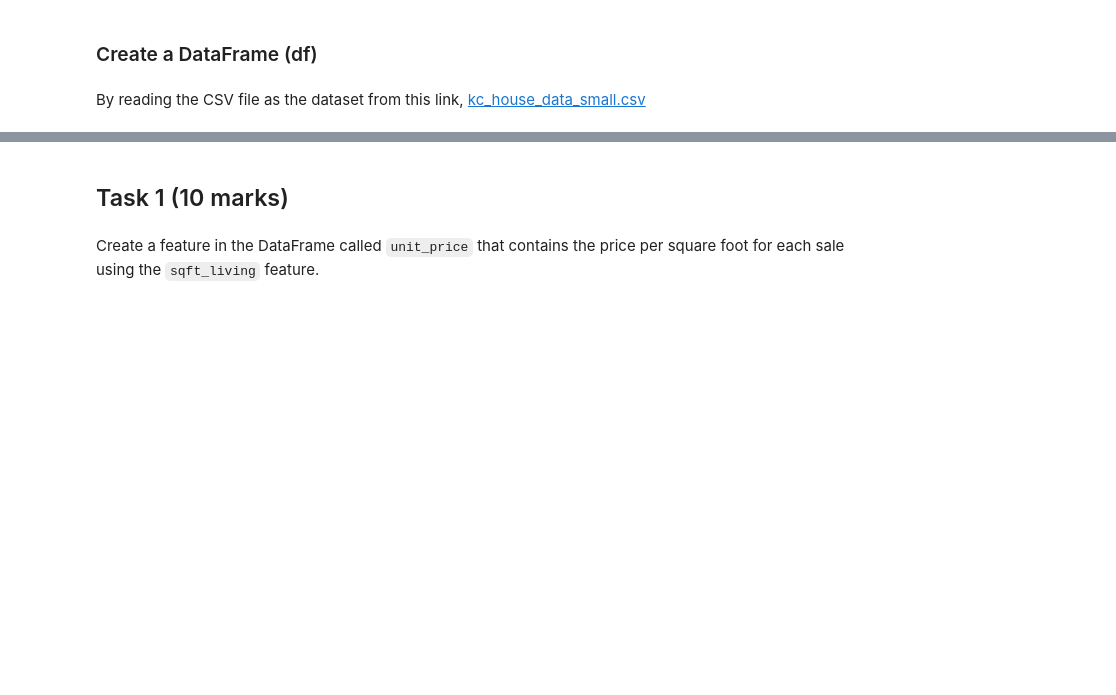
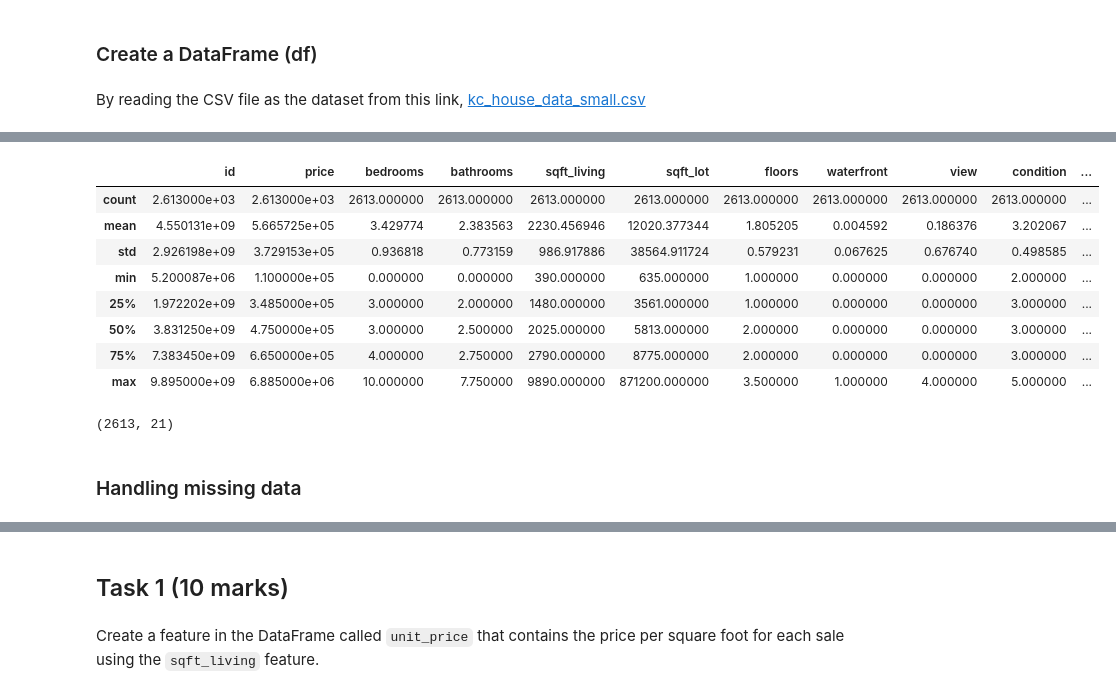
Before and after one commit to patorsiang/COMP8270-Programming-for-Artificial-Intelligence, a Jupyter notebook: assessment/4/index.ipynb, the cells around one changed output, grey strips where cells are left out. Cells and saved outputs as stored; diff of their text form; code cells hidden in the pictures; blank space fills up the shorter version.

```diff
--- a/assessment/4/index.ipynb
+++ b/assessment/4/index.ipynb
@@ -17,0 +50,18 @@ df = pd.read_csv("http://raptor.kent.ac.uk/~ds756/Data/kc_house_data_small.csv")
+# %%
+df.describe()
+# %% [output]
+|  | id | price | bedrooms | bathrooms | sqft_living | sqft_lot | floors | waterfront | view | condition | ... |
+| count | 2.613000e+03 | 2.613000e+03 | 2613.000000 | 2613.000000 | 2613.000000 | 2613.000000 | 2613.000000 | 2613.000000 | 2613.000000 | 2613.000000 | ... |
+| mean | 4.550131e+09 | 5.665725e+05 | 3.429774 | 2.383563 | 2230.456946 | 12020.377344 | 1.805205 | 0.004592 | 0.186376 | 3.202067 | ... |
+| std | 2.926198e+09 | 3.729153e+05 | 0.936818 | 0.773159 | 986.917886 | 38564.911724 | 0.579231 | 0.067625 | 0.676740 | 0.498585 | ... |
+| min | 5.200087e+06 | 1.100000e+05 | 0.000000 | 0.000000 | 390.000000 | 635.000000 | 1.000000 | 0.000000 | 0.000000 | 2.000000 | ... |
+| 25% | 1.972202e+09 | 3.485000e+05 | 3.000000 | 2.000000 | 1480.000000 | 3561.000000 | 1.000000 | 0.000000 | 0.000000 | 3.000000 | ... |
+| 50% | 3.831250e+09 | 4.750000e+05 | 3.000000 | 2.500000 | 2025.000000 | 5813.000000 | 2.000000 | 0.000000 | 0.000000 | 3.000000 | ... |
+| 75% | 7.383450e+09 | 6.650000e+05 | 4.000000 | 2.750000 | 2790.000000 | 8775.000000 | 2.000000 | 0.000000 | 0.000000 | 3.000000 | ... |
+| max | 9.895000e+09 | 6.885000e+06 | 10.000000 | 7.750000 | 9890.000000 | 871200.000000 | 3.500000 | 1.000000 | 4.000000 | 5.000000 | ... |
+# %%
+df.shape
+# %% [output]
+(2613, 21)
+# %% [markdown]
+### Handling missing data
```
Also changed, not shown: parts of 19 cells of this notebook, 4 other files.
